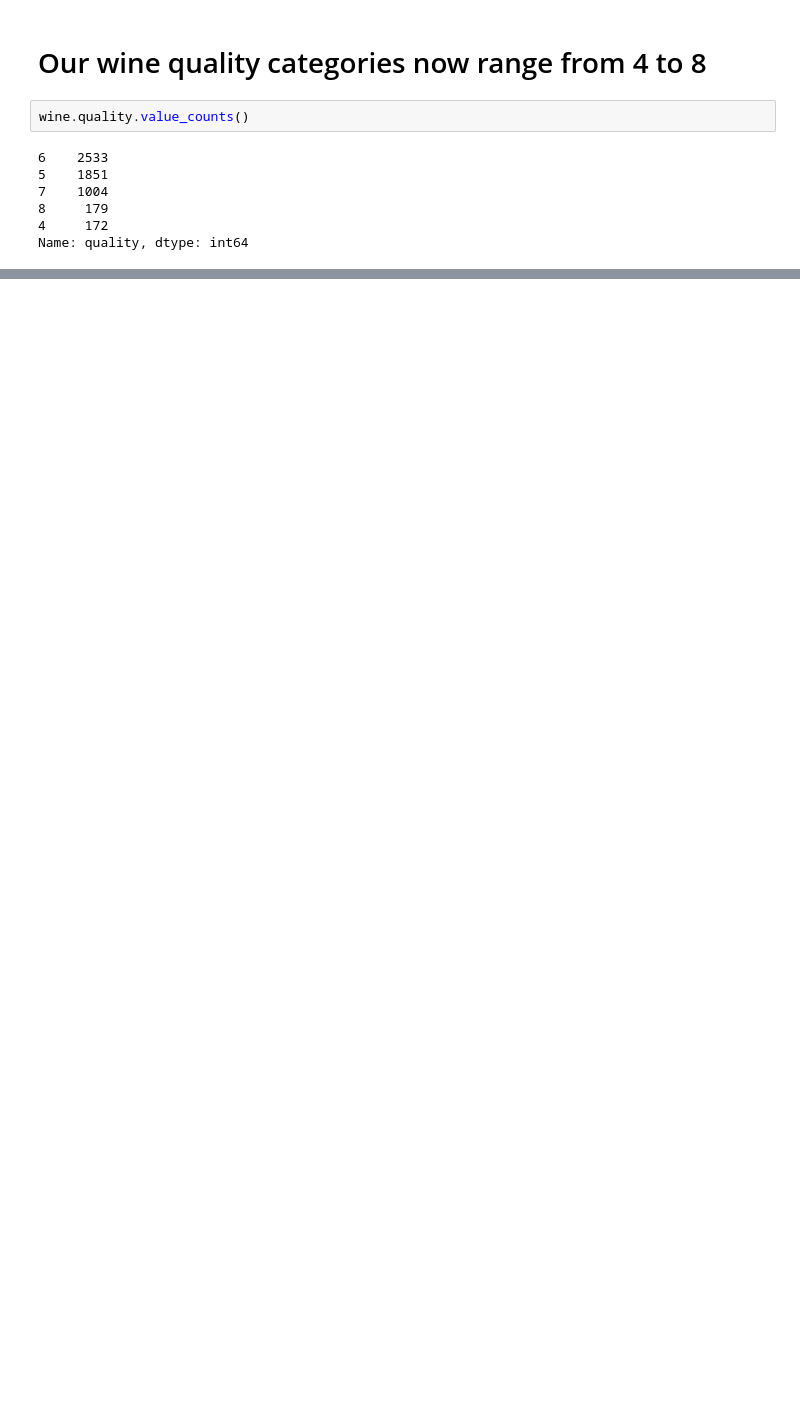
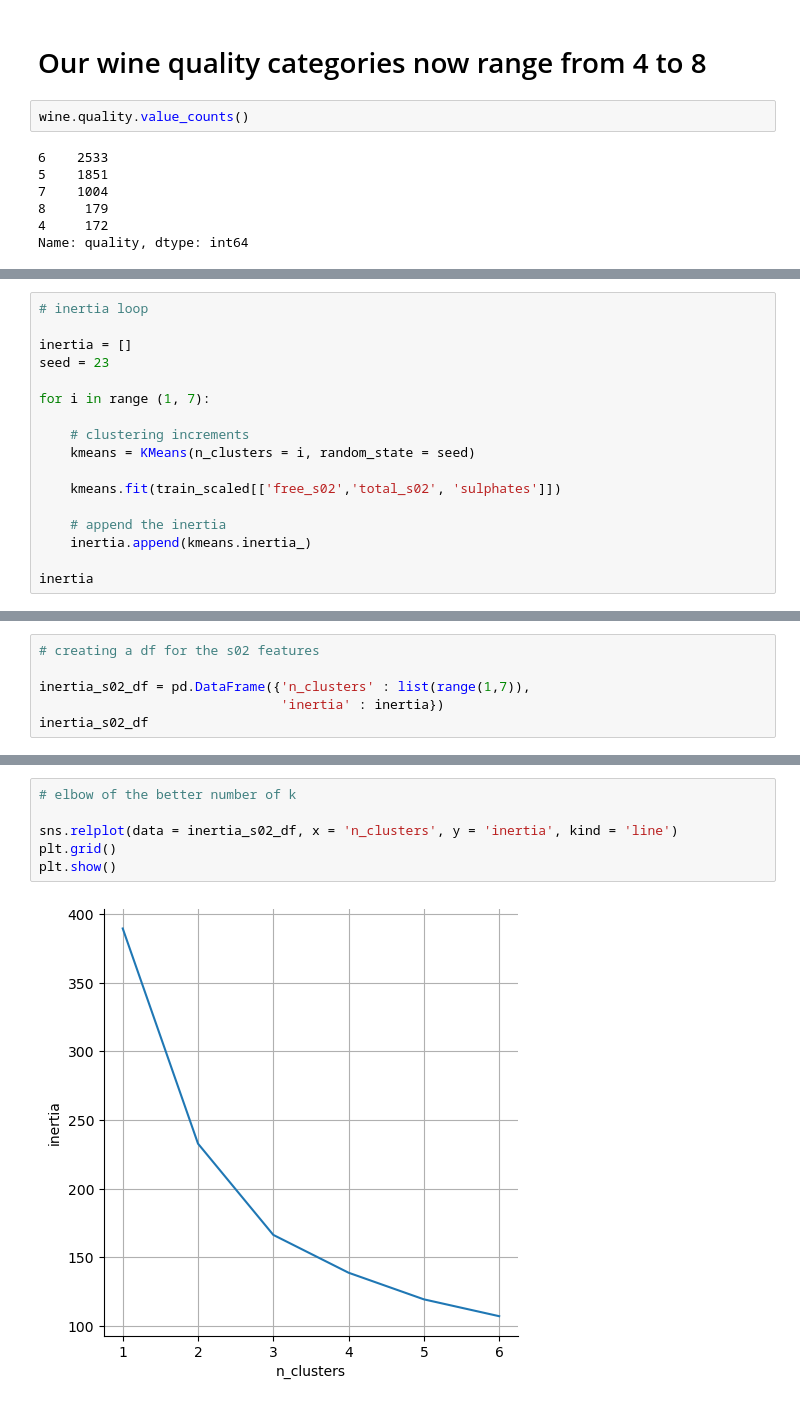
Before and after one commit to Mags-and-Smitty-Clustering-Project/group, a Jupyter notebook: project_3_workbook.ipynb, the cells around one changed output, grey strips where cells are left out. Cells and saved outputs as stored; diff of their text form; blank space fills up the shorter version.

```diff
--- a/project_3_workbook-Copy1.ipynb
+++ b/project_3_workbook.ipynb
@@ -282,0 +425,17 @@ Name: quality, dtype: int64
+# %%
+# inertia loop
+
+inertia = []
+seed = 23
+
+for i in range (1, 7):
+
+    # clustering increments
+    kmeans = KMeans(n_clusters = i, random_state = seed)
+
+    kmeans.fit(train_scaled[['free_s02','total_s02', 'sulphates']])
+
+    # append the inertia
+    inertia.append(kmeans.inertia_)
+
+inertia
@@ -282,0 +449,6 @@ Name: quality, dtype: int64
+# %%
+# creating a df for the s02 features
+
+inertia_s02_df = pd.DataFrame({'n_clusters' : list(range(1,7)),
+                               'inertia' : inertia})
+inertia_s02_df
@@ -282,0 +477,8 @@ Name: quality, dtype: int64
+# %%
+# elbow of the better number of k
+
+sns.relplot(data = inertia_s02_df, x = 'n_clusters', y = 'inertia', kind = 'line')
+plt.grid()
+plt.show()
+# %% [output]
+[figure, added]
```
Also changed, not shown: parts of 67 cells of this notebook, 3 other files.
